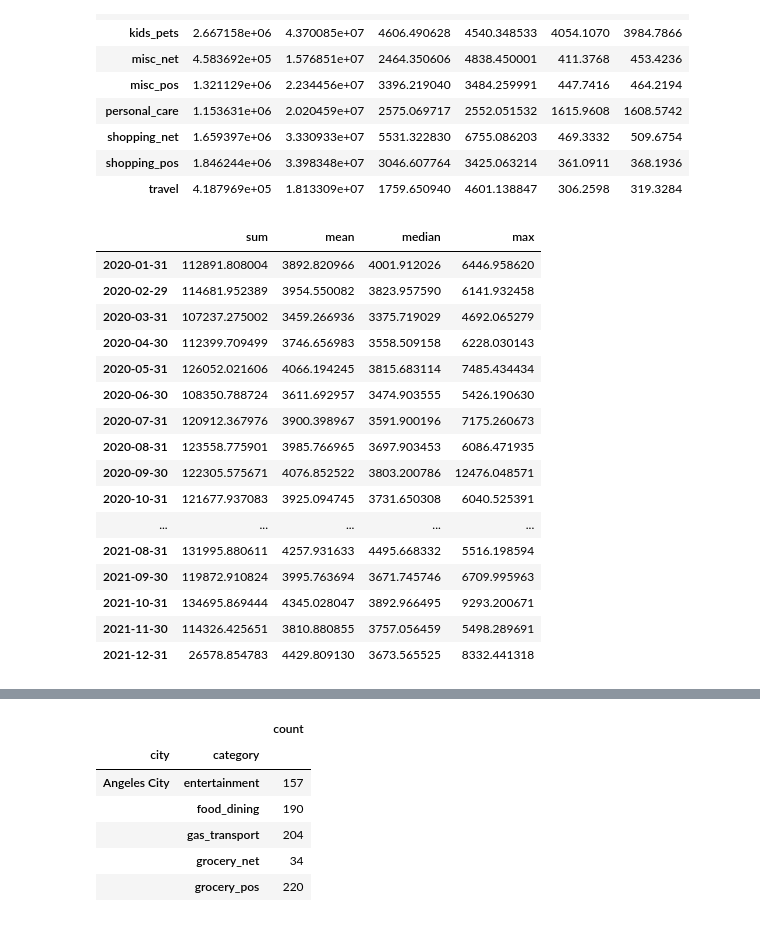
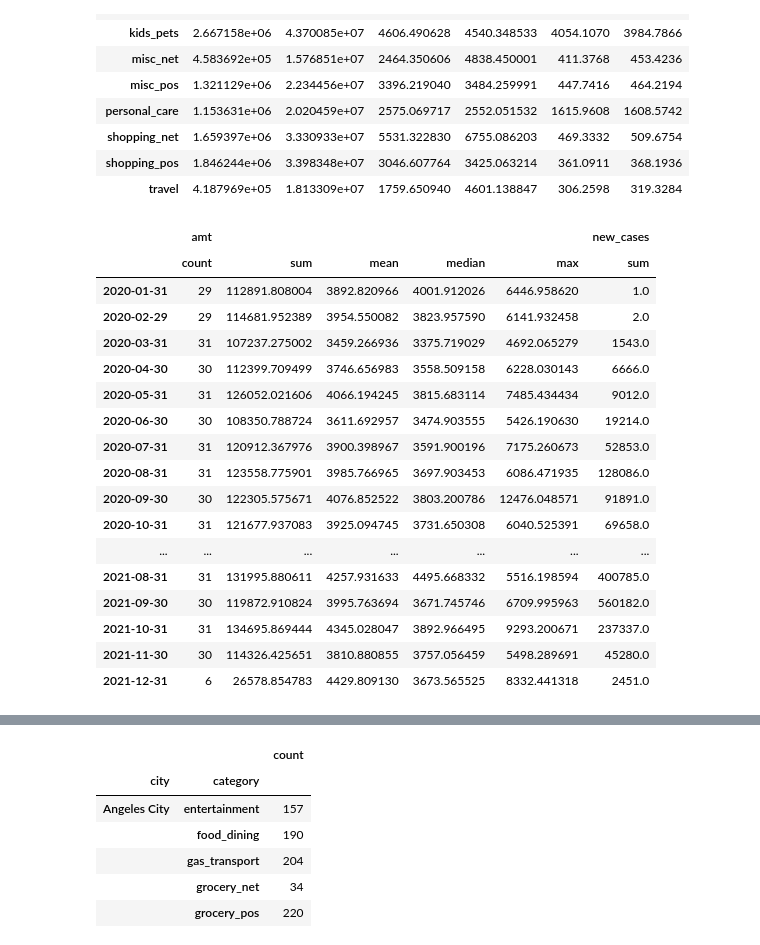
Before and after one commit to jmgang/G7Sprint1Deliverable, a Jupyter notebook: Copy_of_Project_s1_group7_teaching_hanna_how_to_swim.ipynb, the cells around one changed output, grey strips where cells are left out. Drawn from its saved outputs; the diff is of its cells as text; code cells hidden in the pictures.

```diff
--- a/Copy_of_Project_s1_group7_teaching_hanna_how_to_swim.ipynb
+++ b/Copy_of_Project_s1_group7_teaching_hanna_how_to_swim.ipynb
@@ -357,25 +375,27 @@ df_cleaned.pivot_table(index='category', columns='gender', values='amt', aggfunc
 | shopping_pos | 1.846244e+06 | 3.398348e+07 | 3046.607764 | 3425.063214 | 361.0911 | 368.1936 |
 | travel | 4.187969e+05 | 1.813309e+07 | 1759.650940 | 4601.138847 | 306.2598 | 319.3284 |
 # %%
-daily_spendings_cases.resample('M')['amt'].agg(['sum', 'mean', 'median', 'max',])
+# daily spendings per month
+daily_spendings_cases.resample('M').agg({'amt' : ['count', 'sum', 'mean', 'median', 'max'], 'new_cases' : ['sum',]})
 # %% [output]
-|  | sum | mean | median | max |
-| 2020-01-31 | 112891.808004 | 3892.820966 | 4001.912026 | 6446.958620 |
-| 2020-02-29 | 114681.952389 | 3954.550082 | 3823.957590 | 6141.932458 |
-| 2020-03-31 | 107237.275002 | 3459.266936 | 3375.719029 | 4692.065279 |
-| 2020-04-30 | 112399.709499 | 3746.656983 | 3558.509158 | 6228.030143 |
-| 2020-05-31 | 126052.021606 | 4066.194245 | 3815.683114 | 7485.434434 |
-| 2020-06-30 | 108350.788724 | 3611.692957 | 3474.903555 | 5426.190630 |
-| 2020-07-31 | 120912.367976 | 3900.398967 | 3591.900196 | 7175.260673 |
-| 2020-08-31 | 123558.775901 | 3985.766965 | 3697.903453 | 6086.471935 |
-| 2020-09-30 | 122305.575671 | 4076.852522 | 3803.200786 | 12476.048571 |
-| 2020-10-31 | 121677.937083 | 3925.094745 | 3731.650308 | 6040.525391 |
-| ... | ... | ... | ... | ... |
-| 2021-08-31 | 131995.880611 | 4257.931633 | 4495.668332 | 5516.198594 |
-| 2021-09-30 | 119872.910824 | 3995.763694 | 3671.745746 | 6709.995963 |
-| 2021-10-31 | 134695.869444 | 4345.028047 | 3892.966495 | 9293.200671 |
-| 2021-11-30 | 114326.425651 | 3810.880855 | 3757.056459 | 5498.289691 |
-| 2021-12-31 | 26578.854783 | 4429.809130 | 3673.565525 | 8332.441318 |
+|  | amt |  |  |  |  | new_cases |
+|  | count | sum | mean | median | max | sum |
+| 2020-01-31 | 29 | 112891.808004 | 3892.820966 | 4001.912026 | 6446.958620 | 1.0 |
+| 2020-02-29 | 29 | 114681.952389 | 3954.550082 | 3823.957590 | 6141.932458 | 2.0 |
+| 2020-03-31 | 31 | 107237.275002 | 3459.266936 | 3375.719029 | 4692.065279 | 1543.0 |
+| 2020-04-30 | 30 | 112399.709499 | 3746.656983 | 3558.509158 | 6228.030143 | 6666.0 |
+| 2020-05-31 | 31 | 126052.021606 | 4066.194245 | 3815.683114 | 7485.434434 | 9012.0 |
+| 2020-06-30 | 30 | 108350.788724 | 3611.692957 | 3474.903555 | 5426.190630 | 19214.0 |
+| 2020-07-31 | 31 | 120912.367976 | 3900.398967 | 3591.900196 | 7175.260673 | 52853.0 |
+| 2020-08-31 | 31 | 123558.775901 | 3985.766965 | 3697.903453 | 6086.471935 | 128086.0 |
+| 2020-09-30 | 30 | 122305.575671 | 4076.852522 | 3803.200786 | 12476.048571 | 91891.0 |
+| 2020-10-31 | 31 | 121677.937083 | 3925.094745 | 3731.650308 | 6040.525391 | 69658.0 |
+| ... | ... | ... | ... | ... | ... | ... |
+| 2021-08-31 | 31 | 131995.880611 | 4257.931633 | 4495.668332 | 5516.198594 | 400785.0 |
+| 2021-09-30 | 30 | 119872.910824 | 3995.763694 | 3671.745746 | 6709.995963 | 560182.0 |
+| 2021-10-31 | 31 | 134695.869444 | 4345.028047 | 3892.966495 | 9293.200671 | 237337.0 |
+| 2021-11-30 | 30 | 114326.425651 | 3810.880855 | 3757.056459 | 5498.289691 | 45280.0 |
+| 2021-12-31 | 6 | 26578.854783 | 4429.809130 | 3673.565525 | 8332.441318 | 2451.0 |
 # %%
 df_cleaned['city'].unique()
 # %% [output]
```
Also changed, not shown: parts of 1 cell of this notebook.
